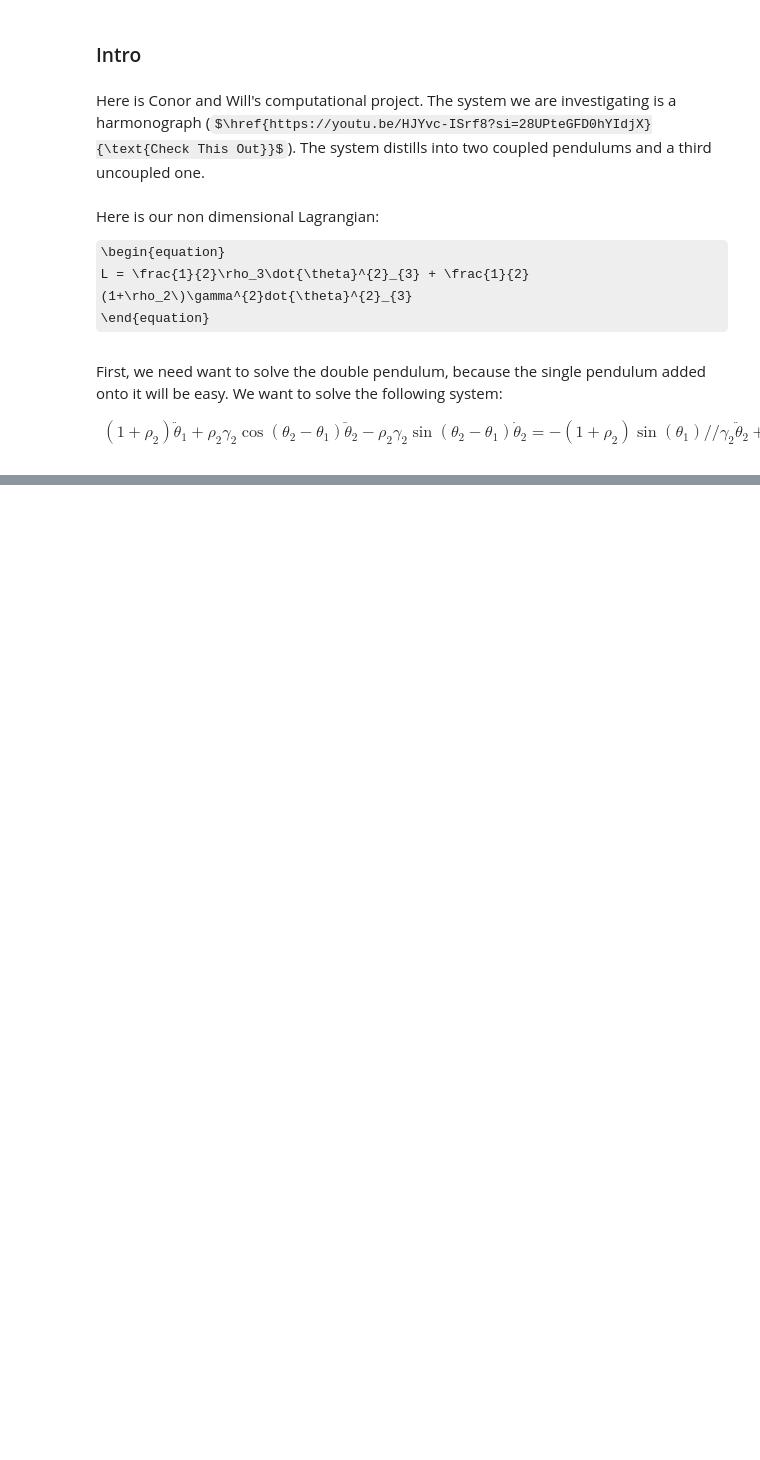
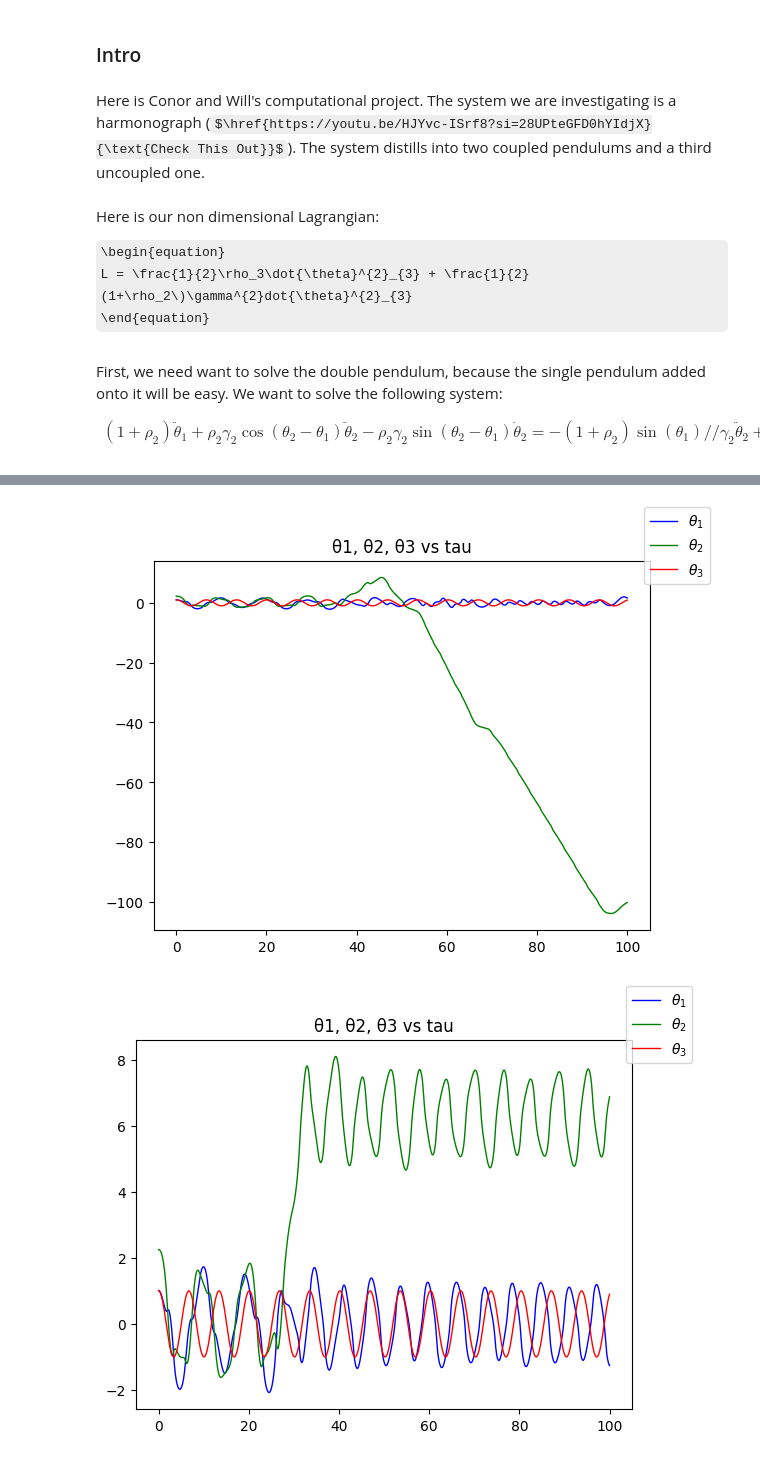
Before and after one commit to Will-Kincaid/TheoMechCompProject, a Jupyter notebook: The One True Python Notebook!.ipynb, the cells around one changed output, grey strips where cells are left out. Saved outputs shown, nothing was run; the diff lists cells and outputs as text; code cells hidden in the pictures; some formulas as TeX source; blank space fills up the shorter version.

```diff
--- a/The One True Python Notebook!.ipynb
+++ b/The One True Python Notebook!.ipynb
@@ -125,0 +109,11 @@ fig.legend((r'$x_1$', r'$x_2$'));
+# %%
+#demonstration of chaos
+wsol, t = sim([1,0,2.25,0,1,0], [.5,1,1], stoptime=100.0, numpoints=1000)
+simplPlot(wsol, t)
+wsol, t = sim([1.01,0,2.25,0,1,0], [.5,1,1], stoptime=100.0, numpoints=1000)
+simplPlot(wsol, t)
+wsol, t = sim([1.0,0.01,2.25,0,1,0], [.5,1,1], stoptime=100.0, numpoints=1000)
+simplPlot(wsol, t)
+# %% [output]
+[figure, added]
+[figure, added]
```
Also changed, not shown: parts of 11 cells of this notebook.
